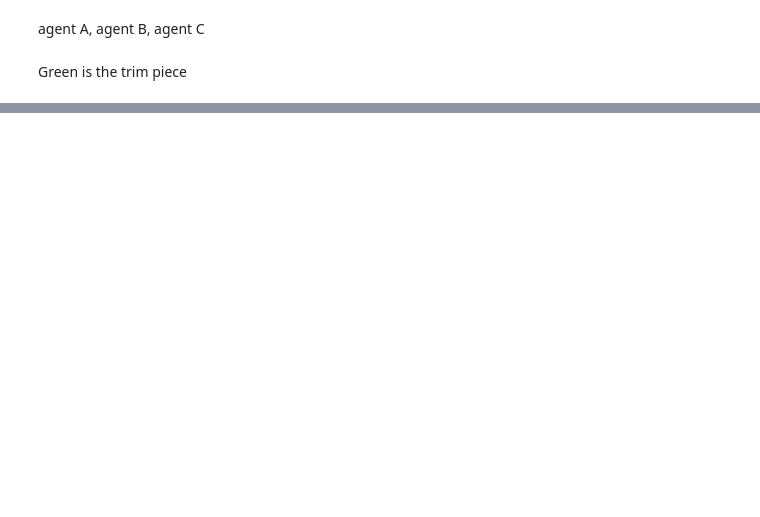
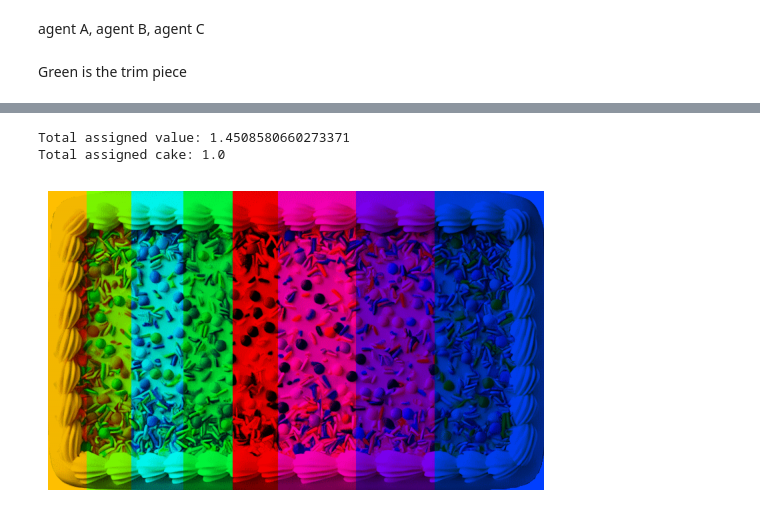
Before and after one commit to tjqscott/cake_cutting, a Jupyter notebook: prototype.ipynb, the cells around one changed output, grey strips where cells are left out. Drawn from its saved outputs; the diff is of its cells as text; code cells hidden in the pictures; blank space fills up the shorter version.

```diff
--- a/prototype.ipynb
+++ b/prototype.ipynb
@@ -50,7 +50,7 @@ def diff_cut(values, ratio, range):
     target_value = start_value + ratio * (end_value - start_value)
     position = cut_position(values, target_value)
 
-    return range[0] + position * (range[1] - range[0])
+    return position
 
 def diff_eval (values, range):
     return evaluate(values, range[1]) - evaluate(values, range[0])
@@ -293,0 +267,70 @@ complete
+# %%
+# Dubins-Spanier
+
+random_array = np.array([np.random.choice(range(1, 11), size=5, replace=False) for _ in range(8)])
+random_array = np.sort(random_array, axis=1)
+
+agent_count = random_array.shape[0]
+assignments = [None] * agent_count
+
+position = 0
+
+
+for i in range(agent_count):
+    offer = np.full(random_array.shape[0], np.inf)
+
+    adj_value = 1 / sum(x is None for x in assignments)
+    for j,agent in enumerate(random_array):
+        if assignments[j] == None:
+            offer[j] = diff_cut(agent, adj_value, (position, 1))
+
+    winner = np.argmin(offer)
+    assignments[winner] = [position, offer[winner]]
+
+
+
+    # The last agent gets the remainder of the cake
+    if i == agent_count-1:
+        assignments[winner] = [position, 1]
+
+    position = offer[winner]
+
+tc = 0
+tv = 0
+for i,agent in enumerate(random_array):
+    tv += diff_eval(agent, assignments[i])
+    tc += assignments[i][1] - assignments[i][0]
+print("Total assigned value: " + str(tv))
+print("Total assigned cake: " +str(tc))
+
+
+
+pixel_width = cake.shape[1]
+
+# Copy the cake image
+new_cake = cake.copy()
+
+rainbow_colors = [
+[1.00, 0.00, 0.00],
+[1.00, 0.75, 0.00],
+[0.50, 1.00, 0.00],
+[0.00, 1.00, 0.25],
+[0.00, 1.00, 1.00],
+[0.00, 0.25, 1.00],
+[0.50, 0.00, 1.00],
+[1.00, 0.00, 0.75],
+]
+
+for i in range(len(assignments)):
+    new_cake[:, (int(pixel_width * assignments[i][0])):int((pixel_width * assignments[i][1])), 0] *= rainbow_colors[i][0]
+    new_cake[:, (int(pixel_width * assignments[i][0])):int((pixel_width * assignments[i][1])), 1] *= rainbow_colors[i][1]
+    new_cake[:, (int(pixel_width * assignments[i][0])):int((pixel_width * assignments[i][1])), 2] *= rainbow_colors[i][2]
+
+# Plot Main Cake on the first subplot
+plt.imshow(new_cake)
+plt.axis("off")
+plt.show()
+# %% [output]
+Total assigned value: 1.4508580660273371
+Total assigned cake: 1.0
+[figure, added]
```
Also changed, not shown: parts of 4 cells of this notebook, 1 other file.
